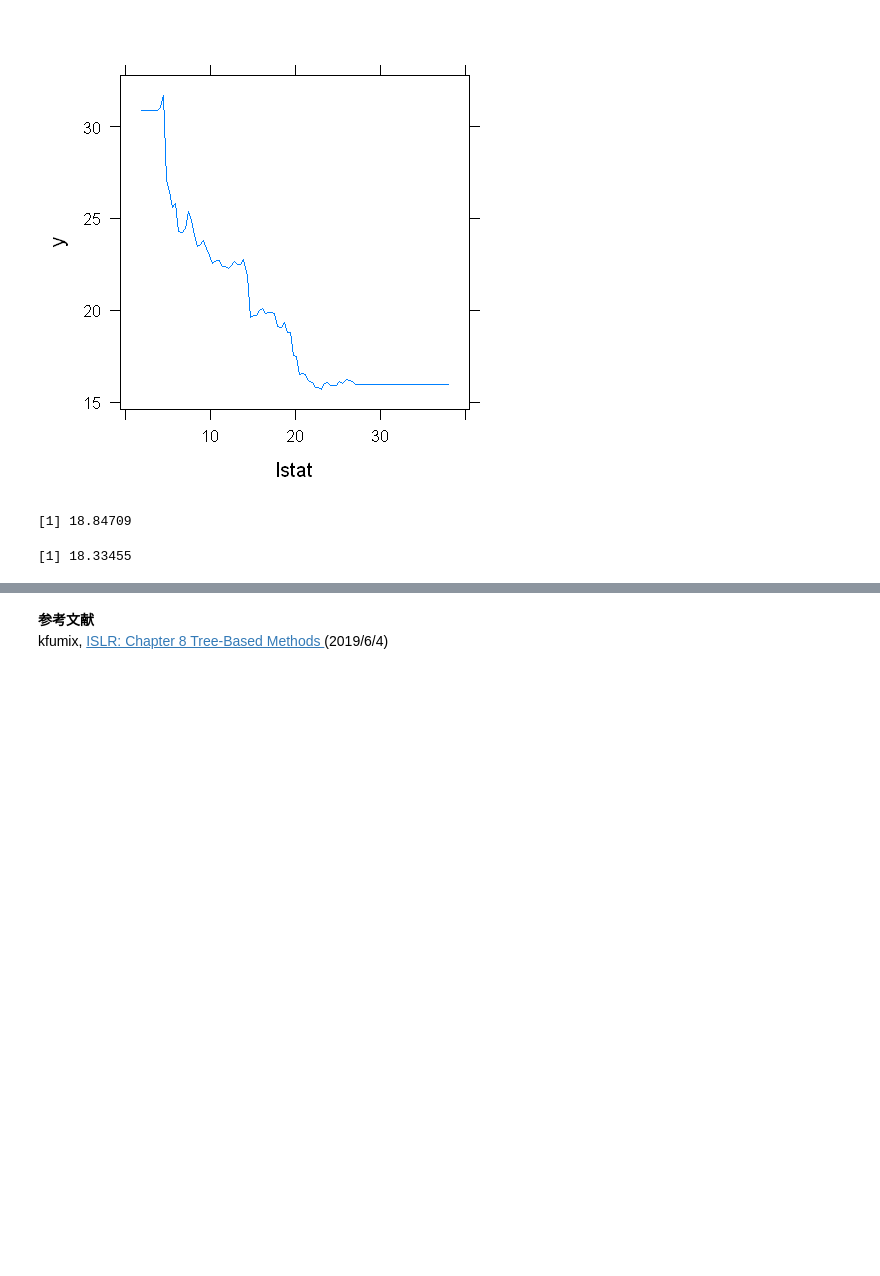
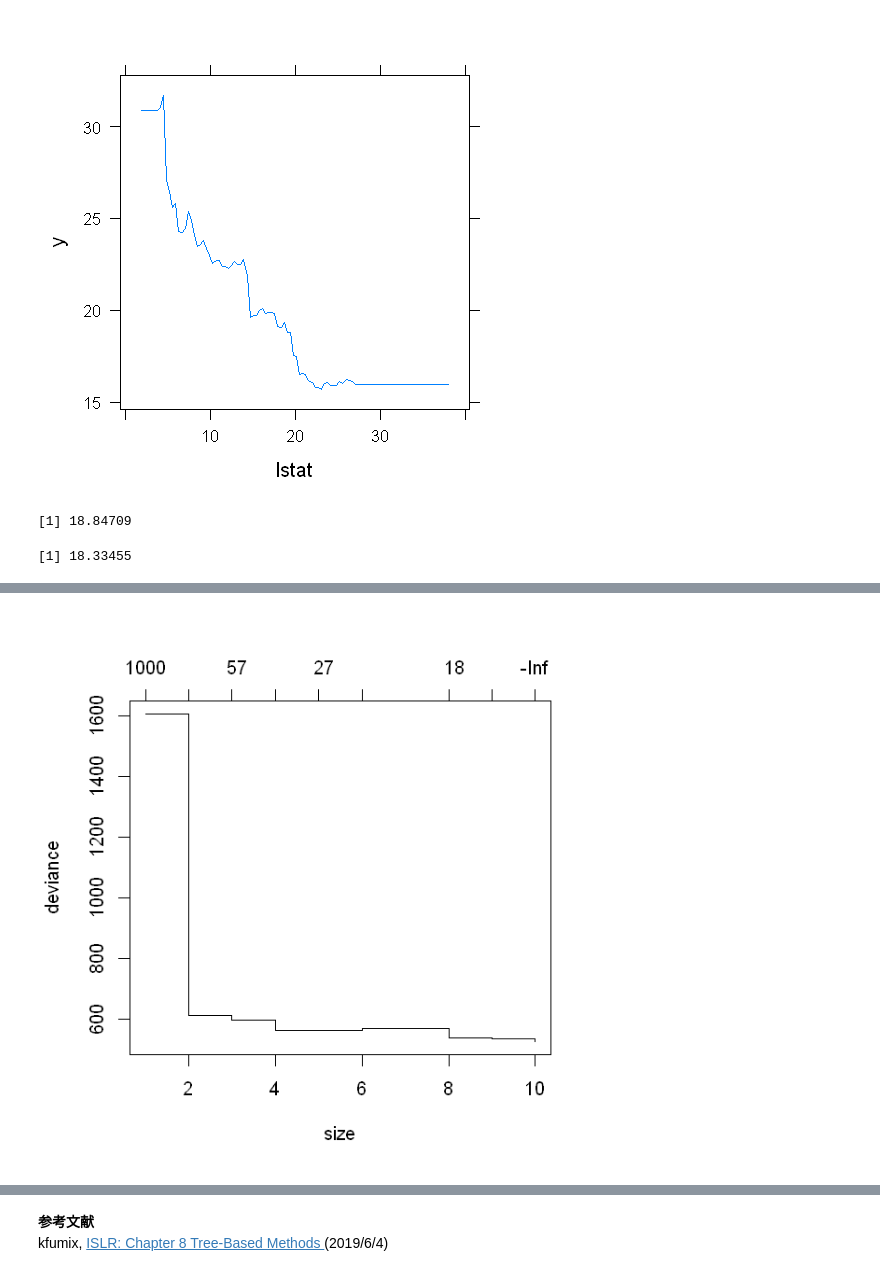
Before and after one commit to yellowmeteor/met_python.github.io, a Jupyter notebook: ISLR/8_Tree-Based_Methods.ipynb, the cells around one changed output, grey strips where cells are left out. Cells and saved outputs as stored; diff of their text form; code cells hidden in the pictures; blank space fills up the shorter version.

```diff
--- a/ISLR/8_Tree-Based_Methods.ipynb
+++ b/ISLR/8_Tree-Based_Methods.ipynb
@@ -452,0 +555,7 @@ $$
+# %%
+# (c)
+set.seed(1001)
+cv.Carseats = cv.tree(tree.Carseats)
+plot(cv.Carseats)
+# %% [output]
+[figure, added]
```
Also changed, not shown: parts of 12 cells of this notebook, 3 other files.
